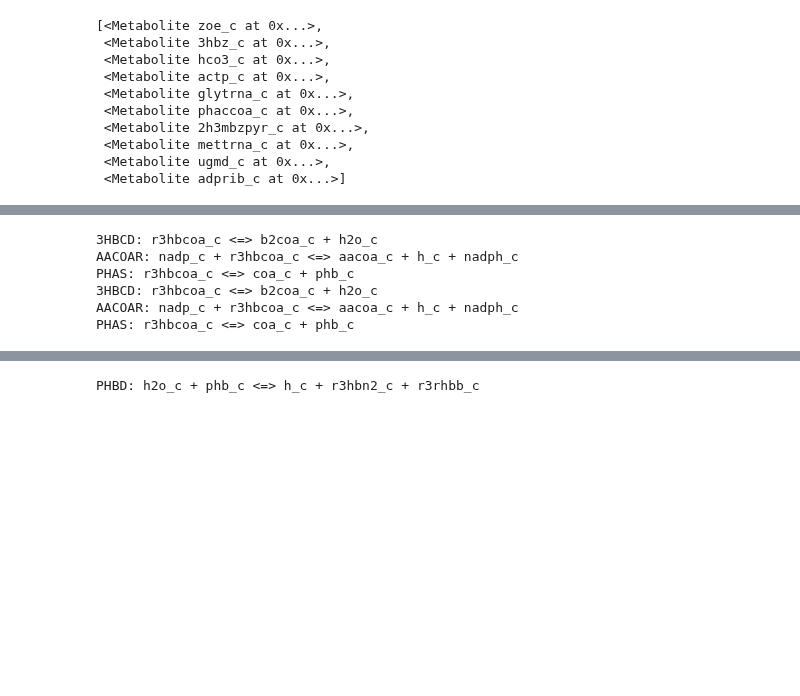
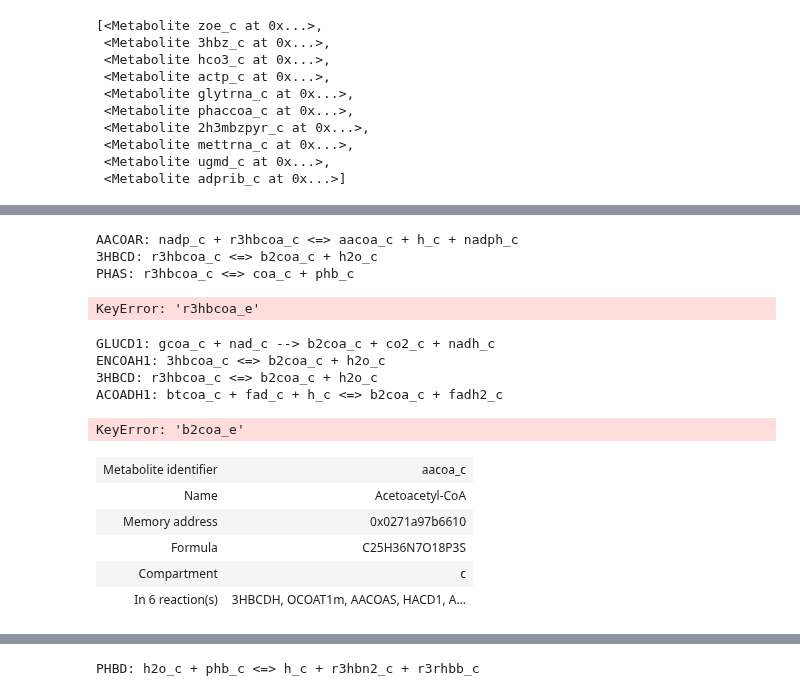
Before and after one commit to 27410/group-assignment-2021-group_2_pha-production, a Jupyter notebook: Test.ipynb, the cells around one changed output, grey strips where cells are left out. Cells and saved outputs as stored; diff of their text form; code cells hidden in the pictures; blank space fills up the shorter version.

```diff
--- a/Test.ipynb
+++ b/Test.ipynb
@@ -85,12 +87,32 @@ for reactions in model.metabolites.get_by_id("r3hbcoa_c").reactions:
     print(reactions)
 
 
-for reactions in model.metabolites.get_by_id("r3hbcoa_c").reactions:
+for reactions in model.metabolites.get_by_id("r3hbcoa_e").reactions:
     print(reactions)
 # %% [output]
+AACOAR: nadp_c + r3hbcoa_c <=> aacoa_c + h_c + nadph_c
 3HBCD: r3hbcoa_c <=> b2coa_c + h2o_c
-AACOAR: nadp_c + r3hbcoa_c <=> aacoa_c + h_c + nadph_c
 PHAS: r3hbcoa_c <=> coa_c + phb_c
-3HBCD: r3hbcoa_c <=> b2coa_c + h2o_c
-AACOAR: nadp_c + r3hbcoa_c <=> aacoa_c + h_c + nadph_c
-PHAS: r3hbcoa_c <=> coa_c + phb_c
+KeyError: 'r3hbcoa_e'
+# %%
+for reactions in model.metabolites.get_by_id("b2coa_c").reactions:
+    print(reactions)
+
+
+for reactions in model.metabolites.get_by_id("b2coa_e").reactions:
+    print(reactions)
+# %% [output]
+GLUCD1: gcoa_c + nad_c --> b2coa_c + co2_c + nadh_c
+ENCOAH1: 3hbcoa_c <=> b2coa_c + h2o_c
+3HBCD: r3hbcoa_c <=> b2coa_c + h2o_c
+ACOADH1: btcoa_c + fad_c + h_c <=> b2coa_c + fadh2_c
+KeyError: 'b2coa_e'
+# %%
+model.metabolites.aacoa_c
+# %% [output]
+| Metabolite identifier | aacoa_c |
+| Name | Acetoacetyl-CoA |
+| Memory address | 0x0271a97b6610 |
+| Formula | C25H36N7O18P3S |
+| Compartment | c |
+| In 6 reaction(s) | 3HBCDH, OCOAT1m, AACOAS, HACD1, A... |
```
Also changed, not shown: parts of 23 cells of this notebook, 2 other files.
